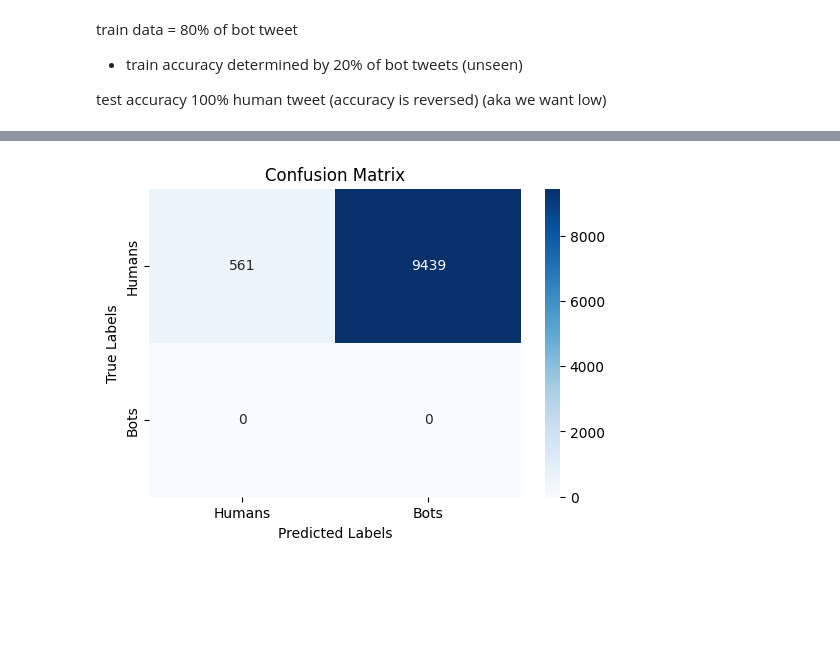
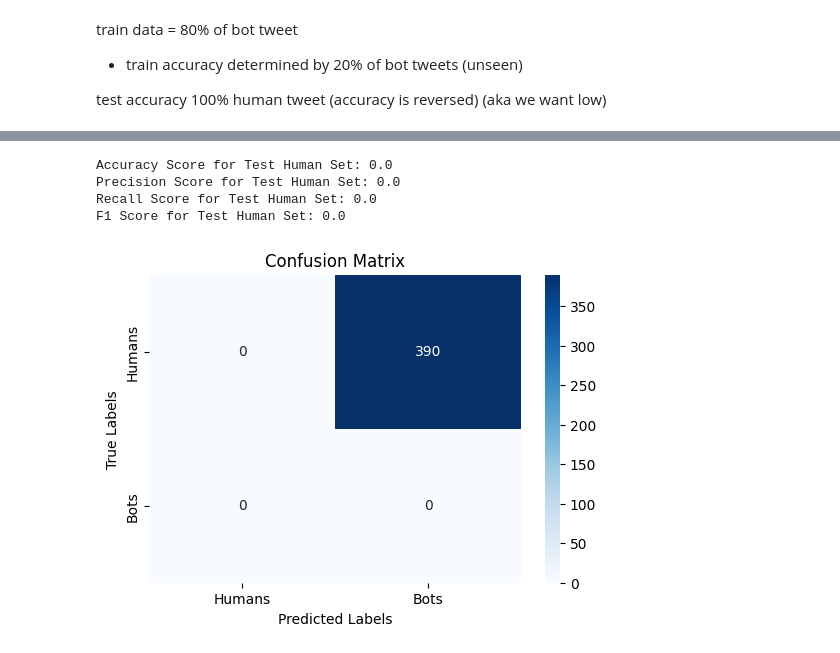
Before and after one commit to DFwJZ/Real-time_Bot_Detection, a Jupyter notebook: Cresci2015_OCSVM.ipynb, the cells around one changed output, grey strips where cells are left out. Drawn from its saved outputs; the diff is of its cells as text; code cells hidden in the pictures; blank space fills up the shorter version.

```diff
--- a/Cresci2015_OCSVM.ipynb
+++ b/Cresci2015_OCSVM.ipynb
@@ -86,8 +197,8 @@ array([[ 0.42161375,  0.24456975, -0.12698323, ..., -0.03110121,
 ocsvm = svm.OneClassSVM(nu=0.1, kernel='rbf', gamma='scale')
 
 # Train the model
-ocsvm.fit(fake_train)
-import joblib
-# filename = '/content/drive/MyDrive/Bot_detection/cresci tweets/ocsvm_model_jason.joblib'
-filename = f'{root_path}/ocsvm_model_jason_727.joblib'
-joblib.dump(ocsvm, filename)
+ocsvm.fit(genuine_train_scaled)
+# import joblib
+# # filename = '/content/drive/MyDrive/Bot_detection/cresci tweets/ocsvm_model_jason.joblib'
+# filename = f'{root_path}/ocsvm_model_jason_727.joblib'
+# joblib.dump(ocsvm, filename)
@@ -94,2 +209,2 @@ joblib.dump(ocsvm, filename)
 # %%
-ocsvm = joblib.load(f'{root_path}/ocsvm_model.joblib')
+# ocsvm = joblib.load(f'{root_path}/ocsvm_model.joblib')
@@ -132,9 +307,0 @@ F1 Score for Test Bot Set: 0.9466600166251039
-# %%
-#Accuracy on Human Tweets
-genuine_test = df_total_genuine[:10000]
-
-predictions_new = ocsvm.predict(genuine_test)
-
-genuine_train_labels = np.full(len(genuine_test), -1)
-
-print("Accuracy Score for Human Set:", accuracy_score(genuine_train_labels, predictions_new))
@@ -152,19 +328,35 @@ print(bot)
+# %%
+#Accuracy on Bot Tweets Test Set
+genuine_test_labels = np.full(len(genuine_test), -1)
+
+# Predict anomaly scores (-1 for anomalies, 1 for normal data points)
+prediction_genuine_test = ocsvm.predict(genuine_test)
+
+print("Accuracy Score for Test Human Set:", accuracy_score(genuine_test_labels, prediction_genuine_test))
+print("Precision Score for Test Human Set:", precision_score(genuine_test_labels, prediction_genuine_test))
+print("Recall Score for Test Human Set:", recall_score(genuine_test_labels, prediction_genuine_test))
+print("F1 Score for Test Human Set:", f1_score(genuine_test_labels, prediction_genuine_test))
+# %% [output]
+Accuracy Score for Test Human Set: 0.0
+Precision Score for Test Human Set: 0.0
+Recall Score for Test Human Set: 0.0
+F1 Score for Test Human Set: 0.0
 # %%
 import numpy as np
 import matplotlib.pyplot as plt
 import seaborn as sns
 from sklearn.metrics import confusion_matrix
-conf_matrix = confusion_matrix(genuine_train_labels, predictions_new)
+conf_matrix = confusion_matrix(genuine_test_labels, prediction_genuine_test)
 
 # Define class labels (e.g., 'Positive' and 'Negative')
 class_labels = ['Humans', 'Bots']
 
 # Create a heatmap for the confusion matrix
 plt.figure(figsize=(6, 4))
 sns.heatmap(conf_matrix, annot=True, fmt='d', cmap='Blues', xticklabels=class_labels, yticklabels=class_labels)
 plt.xlabel('Predicted Labels')
 plt.ylabel('True Labels')
 plt.title('Confusion Matrix')
 plt.show()
 # %% [output]
-[figure, old version]
+[figure, new version]
```
Also changed, not shown: parts of 42 cells of this notebook.
